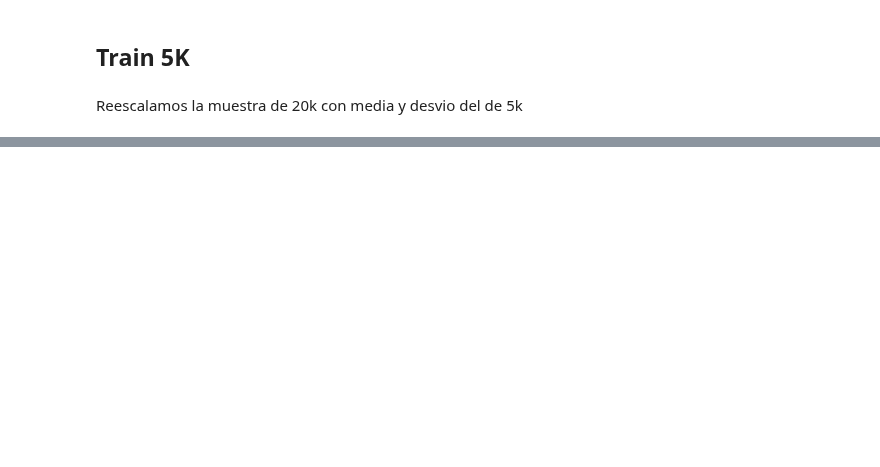
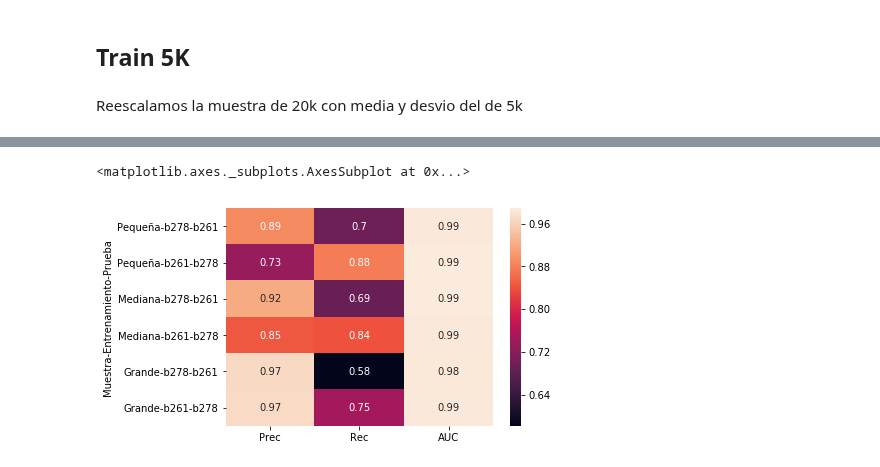
Before and after one commit to carpyncho/vvv_gen_catalog, a Jupyter notebook: 04_rf_trains_testb-Copy1.ipynb, the cells around one changed output, grey strips where cells are left out. Cells and saved outputs as stored; diff of their text form; code cells hidden in the pictures; blank space fills up the shorter version.

```diff
--- a/04_rf_trains_testb-Copy1.ipynb
+++ b/04_rf_trains_testb-Copy1.ipynb
@@ -154,0 +244,12 @@ roc({"5K vs. 20K": result_med, "2.5K vs. 20K": result_small})
+# %%
+train_name, test_name = "b278", "b261"
+
+print("Train {} - Test {}".format(train_name, test_name))
+
+X_train = train[train_name][X_columns].values
+y_train = train[train_name].cls.values
+
+clf_small = RandomForestClassifier(n_estimators=500, criterion="entropy", n_jobs=cpu)
+clf_small.fit(X_train, y_train)
+result_small = run_test(clf_small, test[test_name], X_columns, "cls")
+results.append({"train": train_name, "train_size": "big", "test": test_name, "result": result_small})
@@ -154,0 +342,5 @@ roc({"5K vs. 20K": result_med, "2.5K vs. 20K": result_small})
+# %%
+sns.heatmap(df, annot=True)
+# %% [output]
+<matplotlib.axes._subplots.AxesSubplot at 0x...>
+[figure, added]
```
Also changed, not shown: parts of 25 cells of this notebook, 12 other files.
